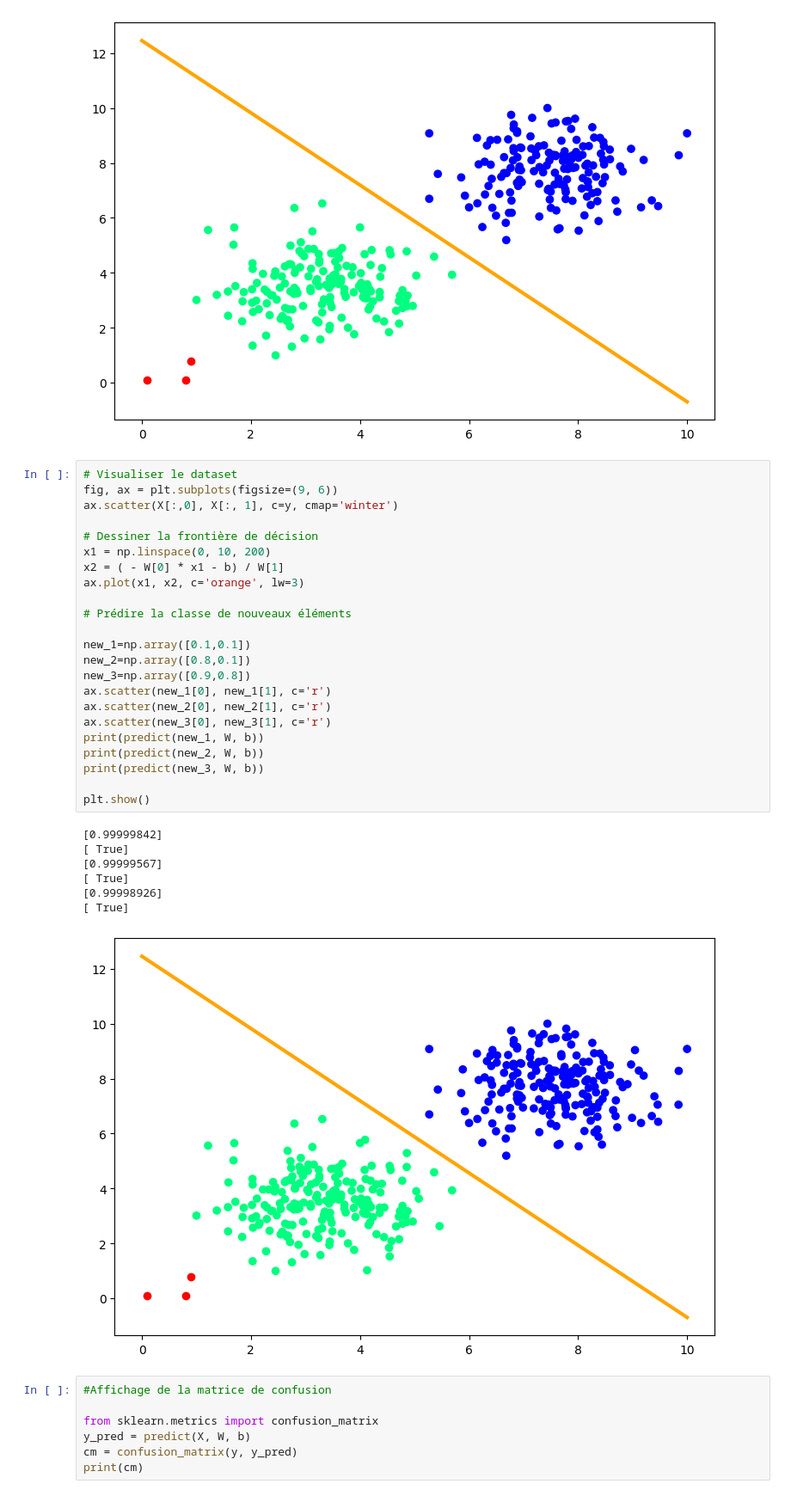
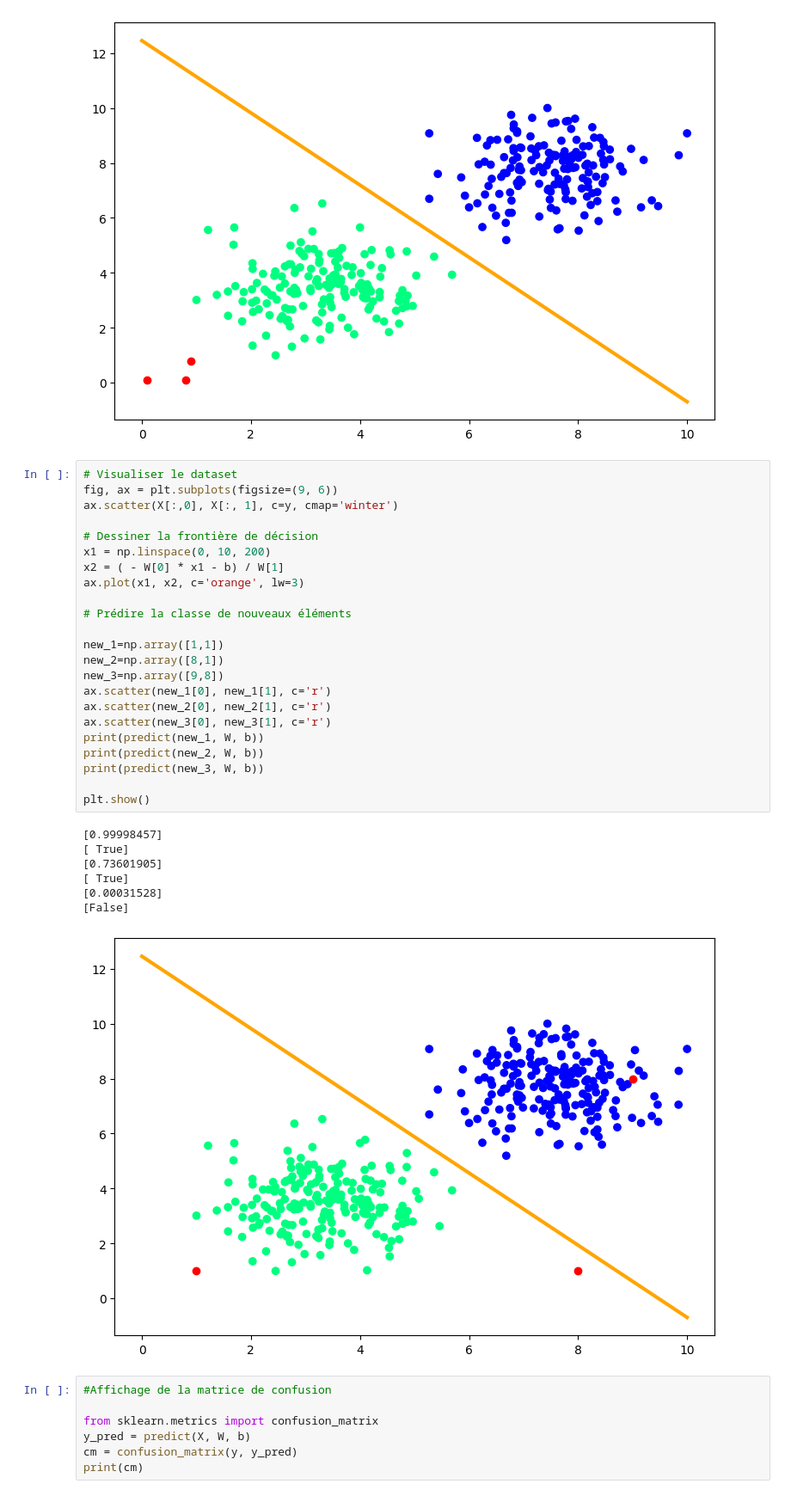
Before and after one commit to NouhaylaMouakkal/ML-algorithmes-from-scratch, a Jupyter notebook: Mouse Viral/Classification/logistic_regression_mathematic_model-.ipynb, the cells around one changed output. Shown: that part at 86% size. Cells and saved outputs as stored; diff of their text form.

```diff
--- a/Mouse Viral/Classification/logistic_regression_mathematic_model-.ipynb
+++ b/Mouse Viral/Classification/logistic_regression_mathematic_model-.ipynb
@@ -167,34 +167,34 @@ plt.show()
 # %%
 # Visualiser le dataset
 fig, ax = plt.subplots(figsize=(9, 6))
 ax.scatter(X[:,0], X[:, 1], c=y, cmap='winter')
 
 # Dessiner la frontière de décision
 x1 = np.linspace(0, 10, 200)
 x2 = ( - W[0] * x1 - b) / W[1]
 ax.plot(x1, x2, c='orange', lw=3)
 
 # Prédire la classe de nouveaux éléments
 
-new_1=np.array([0.1,0.1])
-new_2=np.array([0.8,0.1])
-new_3=np.array([0.9,0.8])
+new_1=np.array([1,1])
+new_2=np.array([8,1])
+new_3=np.array([9,8])
 ax.scatter(new_1[0], new_1[1], c='r')
 ax.scatter(new_2[0], new_2[1], c='r')
 ax.scatter(new_3[0], new_3[1], c='r')
 print(predict(new_1, W, b))
 print(predict(new_2, W, b))
 print(predict(new_3, W, b))
 
 plt.show()
 # %% [output]
-[0.99999842]
+[0.99998457]
 [ True]
-[0.99999567]
+[0.73601905]
 [ True]
-[0.99998926]
-[ True]
+[0.00031528]
+[False]
-[figure, old version]
+[figure, new version]
 # %%
 #Affichage de la matrice de confusion
 
```
